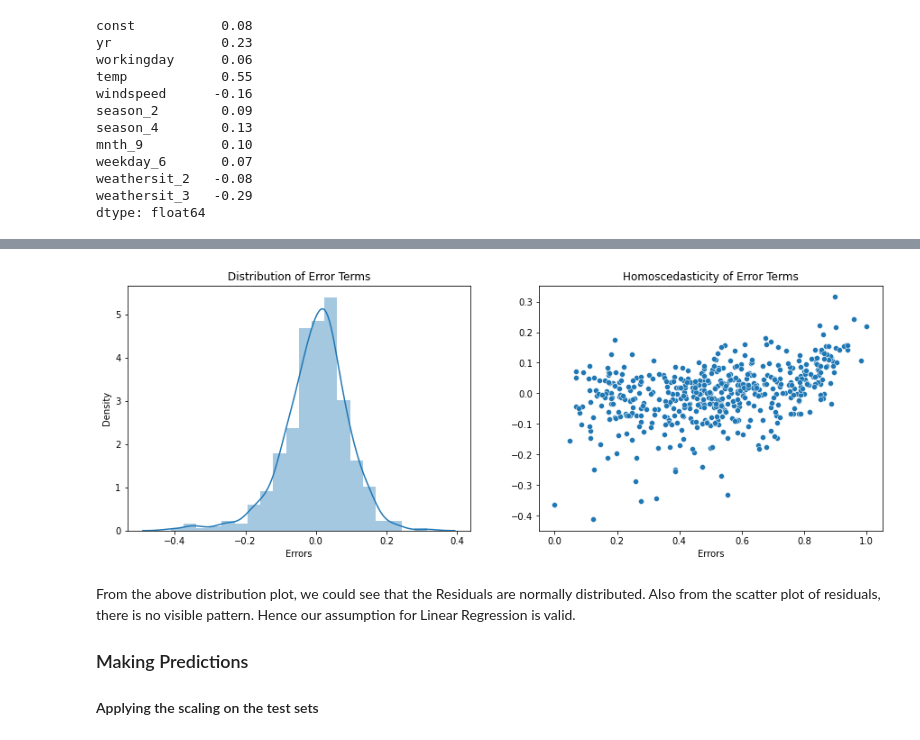
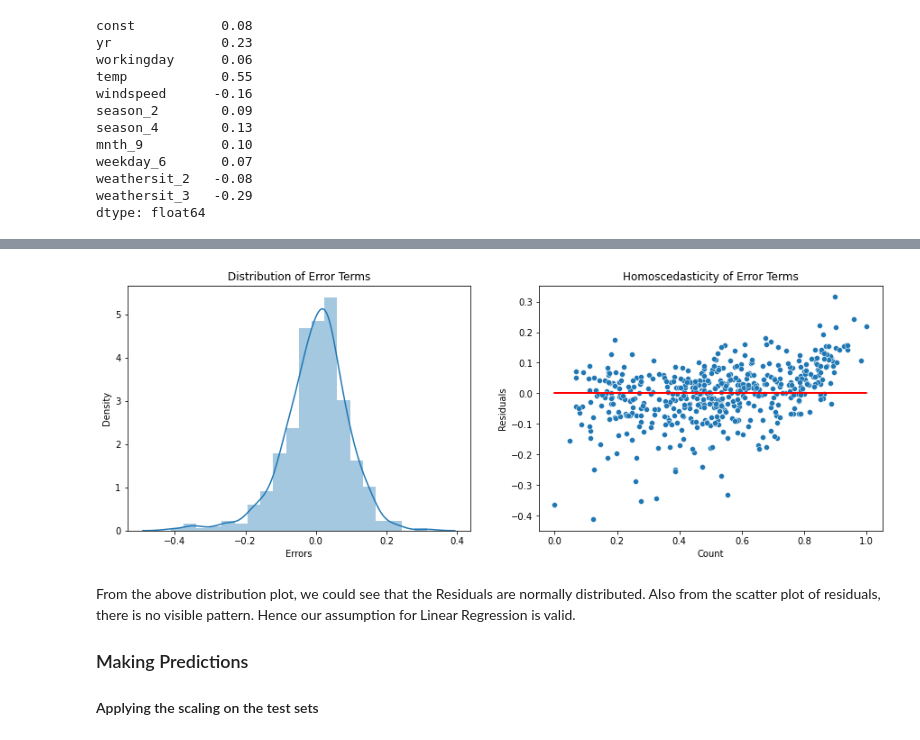
Before and after one commit to Sanjeev-Surendran/Bike-Sharing-System-Case-Study, a Jupyter notebook: Bike Sharing System Case Study.ipynb, the cells around one changed output, grey strips where cells are left out. Drawn from its saved outputs; the diff is of its cells as text; code cells hidden in the pictures.

```diff
--- a/Bike Sharing System Case Study.ipynb
+++ b/Bike Sharing System Case Study.ipynb
@@ -1382,19 +1384,21 @@ y_train_pred = lm_6.predict(X_train_lm)
 # %%
 # Subplot - 1 rows and 2 columns
 fig, axes = plt.subplots(nrows = 1, ncols = 2, figsize = (15, 5))
 
 # Plot the distribution plot of the error terms
 sns.distplot((y_train - y_train_pred), bins = 20, ax = axes[0])
 axes[0].set_title('Distribution of Error Terms', fontsize = 12)
 axes[0].set_xlabel('Errors', fontsize = 10)
 
 # Scatter plot of residuals to see Homoscedasticity
 sns.scatterplot(y_train, (y_train - y_train_pred), ax = axes[1])
+plt.plot(y_train, np.zeros(y_train.shape[0]), '-r')
 axes[1].set_title('Homoscedasticity of Error Terms', fontsize = 12)
-axes[1].set_xlabel('Errors', fontsize = 10)
+axes[1].set_xlabel('Count', fontsize = 10)
+axes[1].set_ylabel('Residuals', fontsize = 10)
 plt.show()
 # %% [output]
-[figure, old version]
+[figure, new version]
 # %% [markdown]
 From the above distribution plot, we could see that the Residuals are normally distributed. Also from the scatter plot of residuals, there is no visible pattern. Hence our assumption for Linear Regression is valid.
 
```
Also changed, not shown: parts of 21 cells of this notebook, 2 other files.
